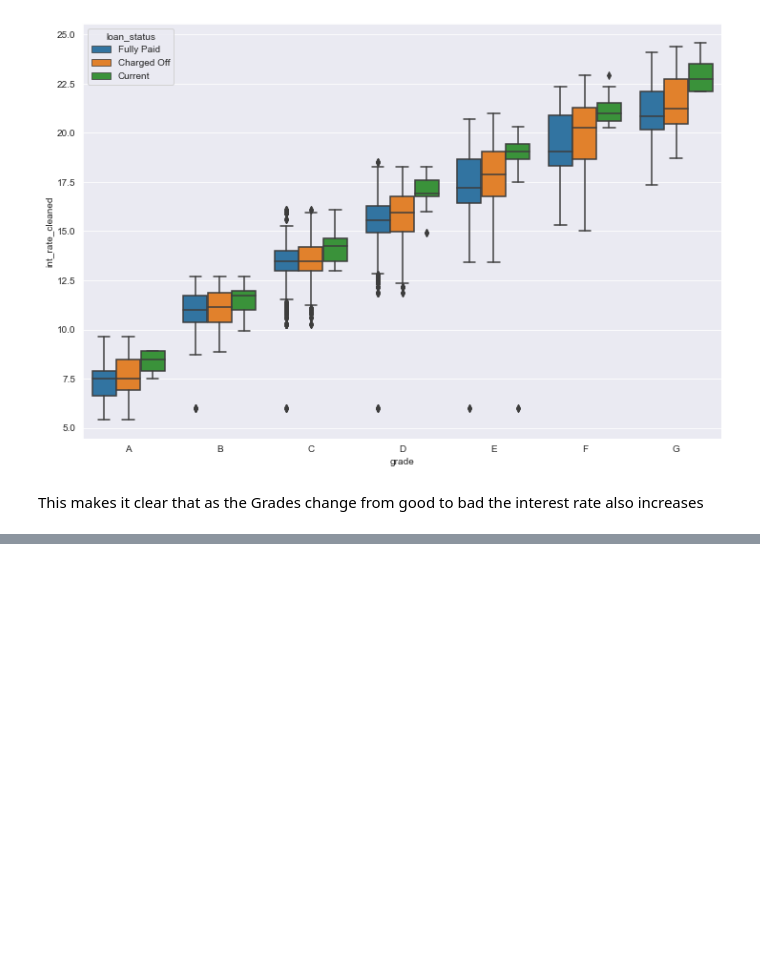
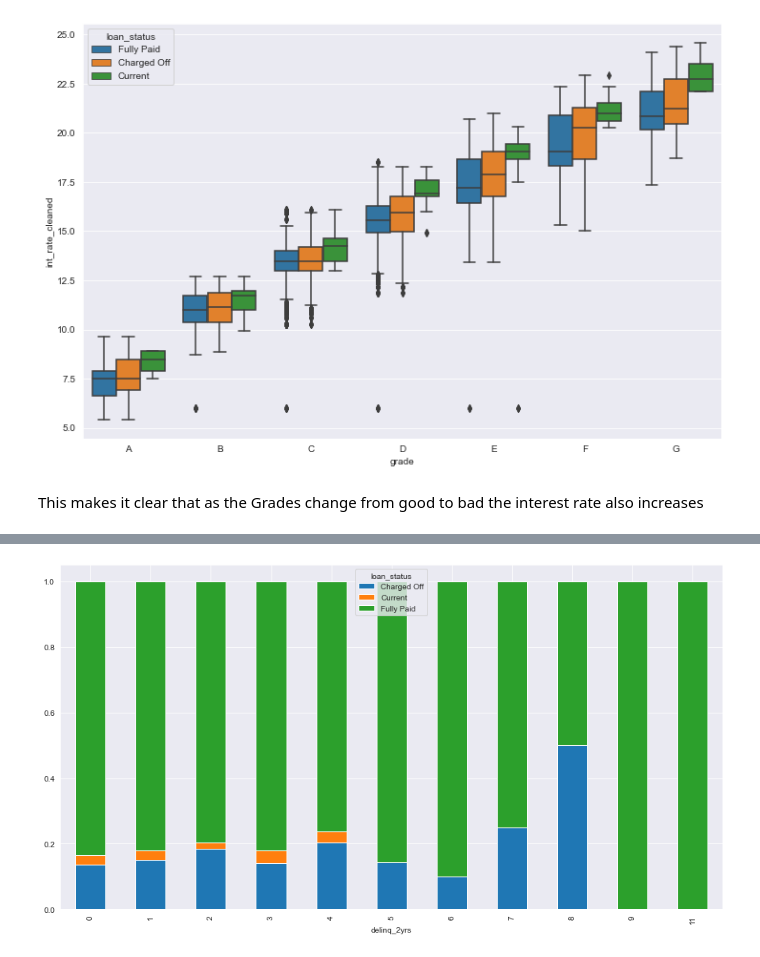
Before and after one commit to subhasisj/Lending-Club-Assignment, a Jupyter notebook: Notebooks/Exploration-Subhasis.ipynb, the cells around one changed output, grey strips where cells are left out. Saved outputs shown, nothing was run; the diff lists cells and outputs as text; code cells hidden in the pictures; blank space fills up the shorter version.

```diff
--- a/Notebooks/Exploration-Subhasis.ipynb
+++ b/Notebooks/Exploration-Subhasis.ipynb
@@ -715,6 +715,7 @@ loan_df.head()
 | 4 | 1075358 | 1311748 | 3000 | 3000 | 3000.0 | 60 | 12.69% | 67.79 | B | ... |
 # %%
 def create_stacked_plot_by_column(segment_column,aggfunc='count'):
+    loan_df_grouped = loan_df.groupby([segment_column,'loan_status'])['loan_amnt'].agg('count')
     loan_amount_by_purpose = pd.pivot_table(data = loan_df,values='loan_amnt',index  = segment_column,columns='loan_status',aggfunc=aggfunc)
     loan_amount_by_purpose = loan_amount_by_purpose.apply(lambda x: x/x.sum(),axis=1)
     loan_amount_by_purpose.plot(kind='bar',stacked=True,figsize = [15,8])
@@ -861,0 +882,4 @@ This makes it clear that as the Grades change from good to bad the interest rate
+# %%
+create_stacked_plot_by_column('delinq_2yrs')
+# %% [output]
+[figure, added]
```
Also changed, not shown: parts of 13 cells of this notebook, 2 other files.
